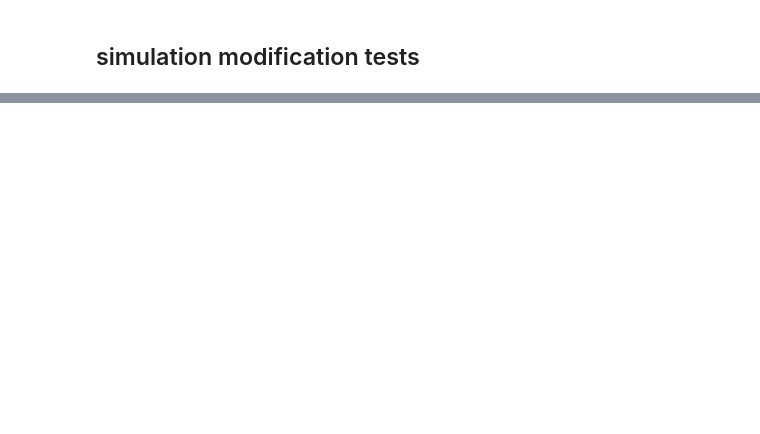
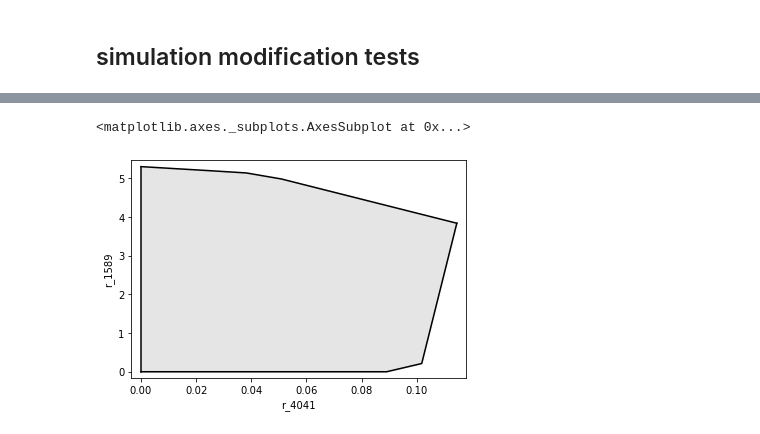
Before and after one commit to ruigomesbioinf/2-PEopt, a Jupyter notebook: src/data_processing.ipynb, the cells around one changed output, grey strips where cells are left out. Cells and saved outputs as stored; diff of their text form; code cells hidden in the pictures; blank space fills up the shorter version.

```diff
--- a/src/data_processing.ipynb
+++ b/src/data_processing.ipynb
@@ -139,0 +198,5 @@ sim.simulate(constraints=constraints).find("r_1589")
+# %%
+plot_flux_envelope(sim,BIOMASS_ID,PRODUCT_ID,constraints = lista_reaction_constraints[3])
+# %% [output]
+<matplotlib.axes._subplots.AxesSubplot at 0x...>
+[figure, added]
```
Also changed, not shown: parts of 29 cells of this notebook.
